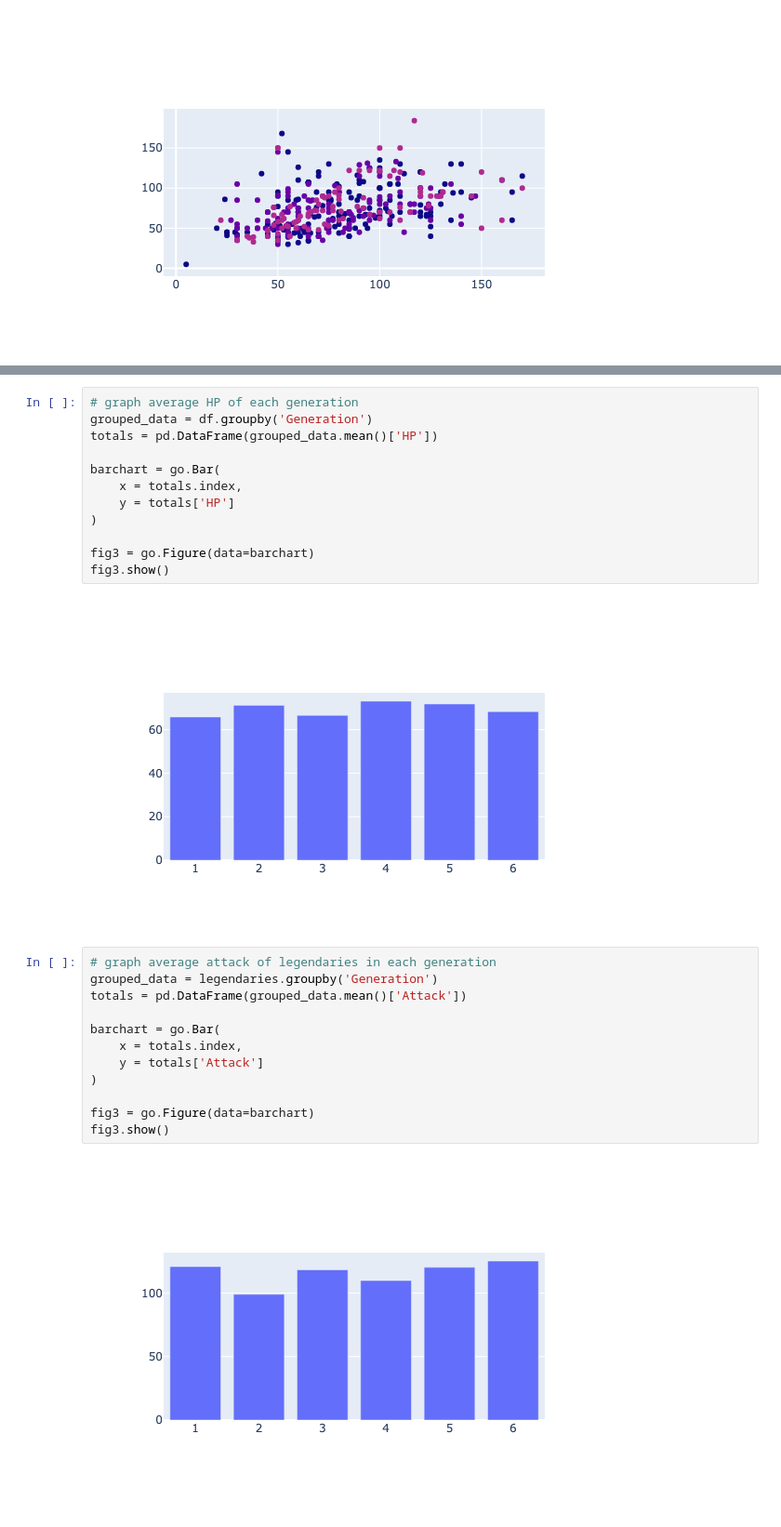
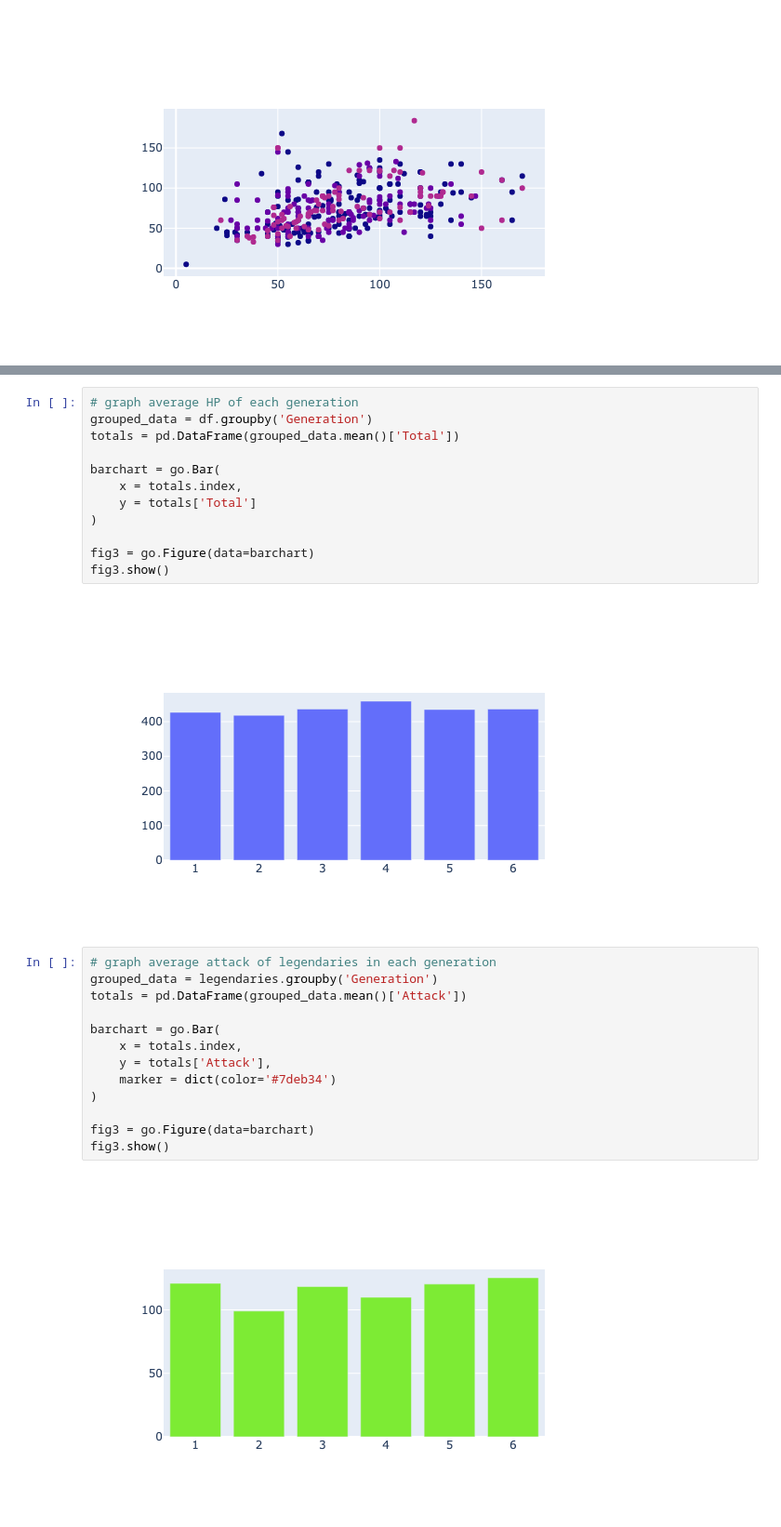
Before and after one commit to mlee111/project-8, a Jupyter notebook: Exploration.ipynb, the cells around one changed output, grey strips where cells are left out. Shown at 93% size. Cells and saved outputs as stored; diff of their text form.

```diff
--- a/Exploration.ipynb
+++ b/Exploration.ipynb
@@ -162,28 +162,29 @@ legendaries.head(10)
 # %%
 # graph average HP of each generation
 grouped_data = df.groupby('Generation')
-totals = pd.DataFrame(grouped_data.mean()['HP'])
+totals = pd.DataFrame(grouped_data.mean()['Total'])
 
 barchart = go.Bar(
     x = totals.index,
-    y = totals['HP']
+    y = totals['Total']
 )
 
 fig3 = go.Figure(data=barchart)
 fig3.show()
 # %% [output]
-[figure, old version]
+[figure, new version]
 # %%
 # graph average attack of legendaries in each generation
 grouped_data = legendaries.groupby('Generation')
 totals = pd.DataFrame(grouped_data.mean()['Attack'])
 
 barchart = go.Bar(
     x = totals.index,
-    y = totals['Attack']
+    y = totals['Attack'],
+    marker = dict(color='#7deb34')
 )
 
 fig3 = go.Figure(data=barchart)
 fig3.show()
 # %% [output]
-[figure, old version]
+[figure, new version]
```
Also changed, not shown: 1 other file.
